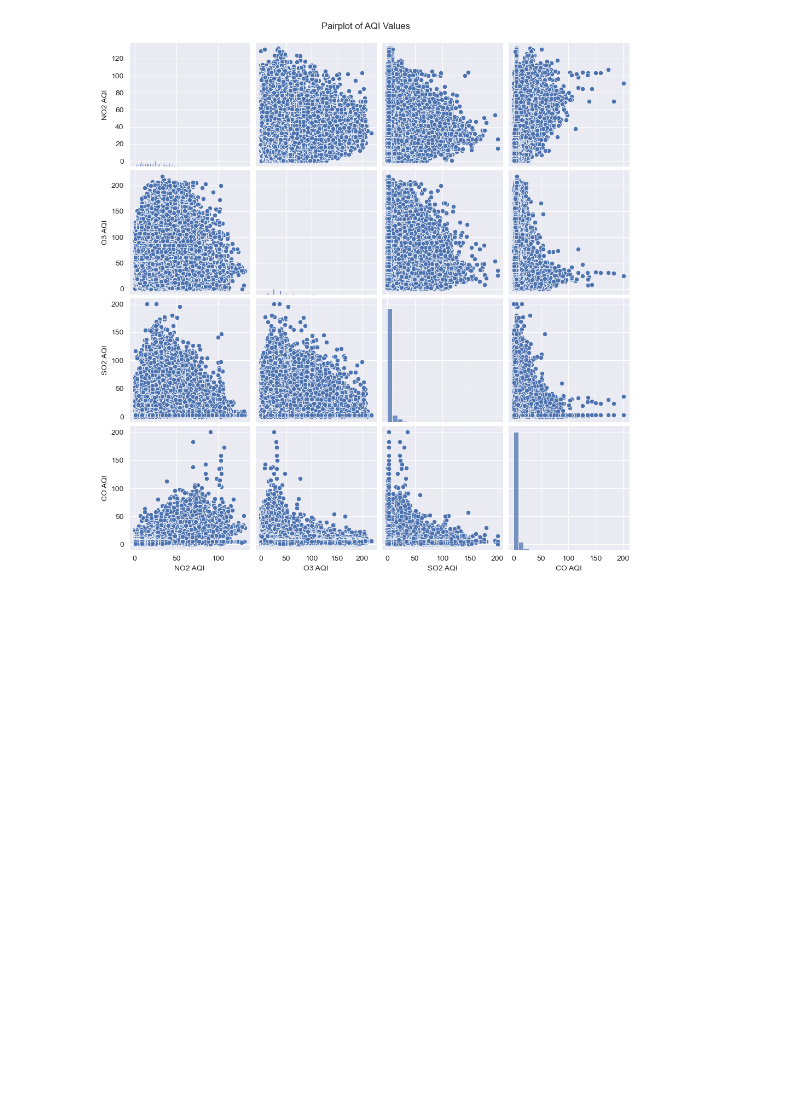
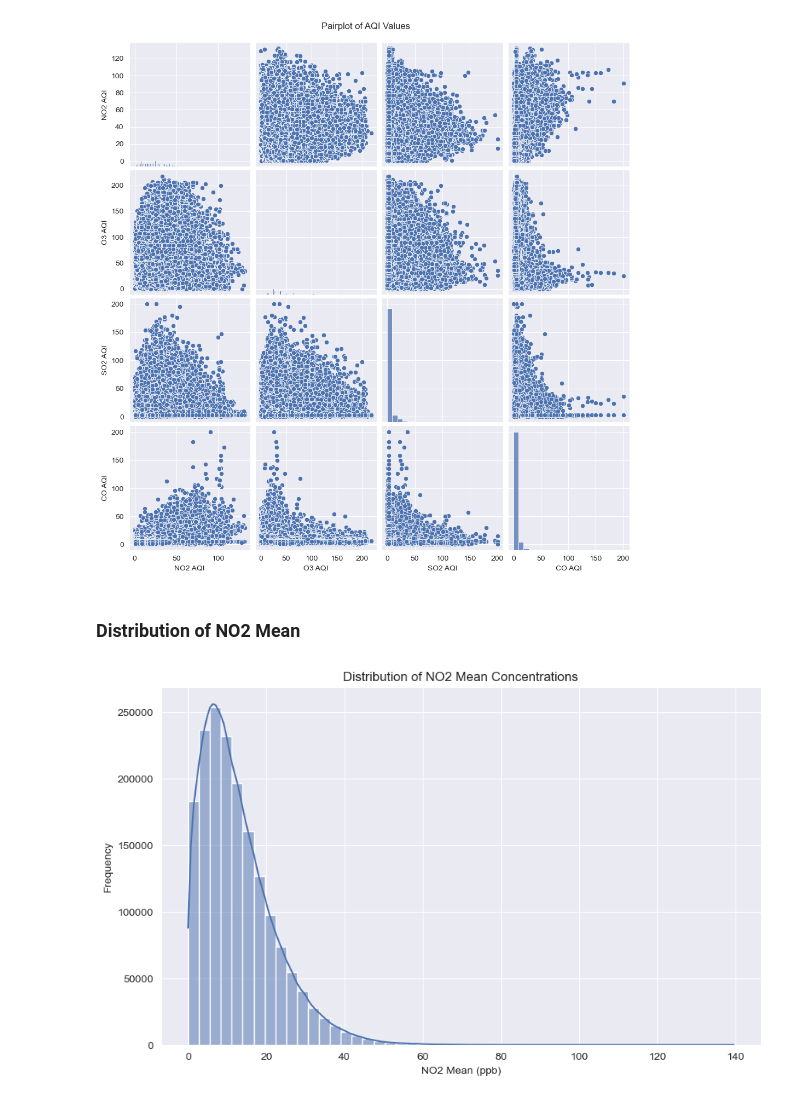
Before and after one commit to aghabidareh/PollutionAnalyzer, a Jupyter notebook: main.ipynb, the cells around one changed output. Drawn from its saved outputs; the diff is of its cells as text; code cells hidden in the pictures; blank space fills up the shorter version.

Commit message:
plot-and-graphs-section-22

```diff
--- a/main.ipynb
+++ b/main.ipynb
@@ -309,3 +309,16 @@ plt.show()
 plt.close()
 # %% [output]
 [figure]
+# %% [markdown]
+### Distribution of NO2 Mean
+# %%
+plt.figure(figsize=(10, 6))
+sns.histplot(df['NO2 Mean'], bins=50, kde=True)
+plt.title('Distribution of NO2 Mean Concentrations')
+plt.xlabel('NO2 Mean (ppb)')
+plt.ylabel('Frequency')
+plt.savefig('plots/no2_mean_distribution.png')
+plt.show()
+plt.close()
+# %% [output]
+[figure, added]
```
Also changed, not shown: 1 other file.
